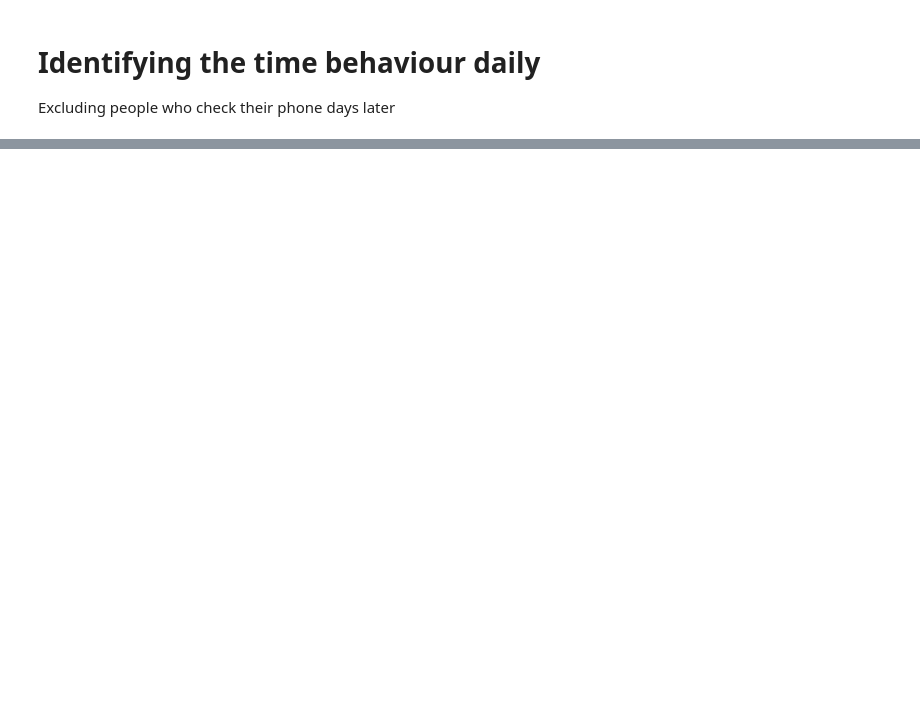
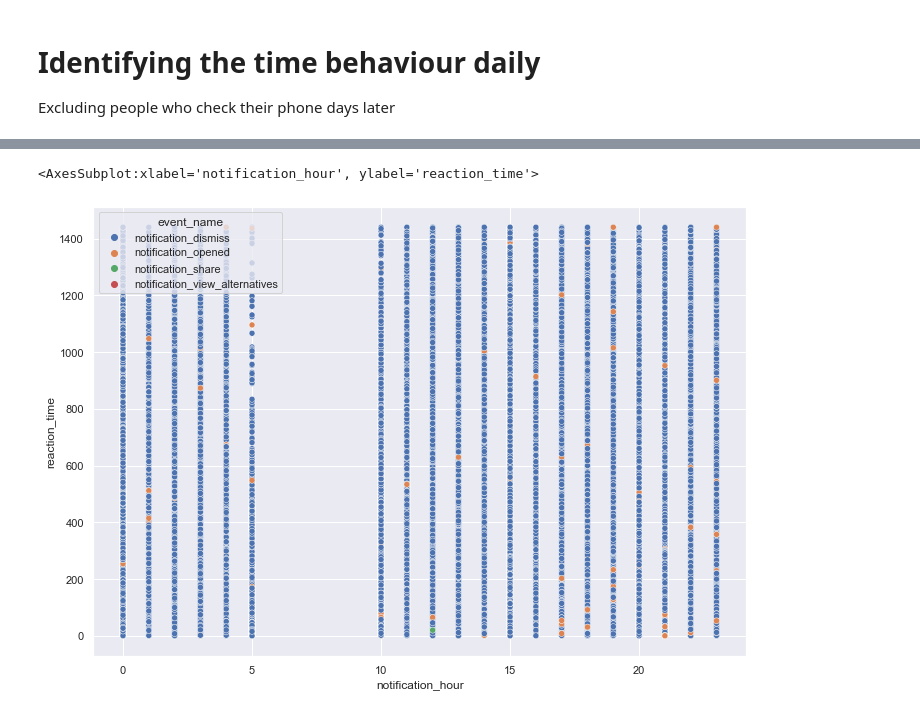
Before and after one commit to ComMutants/Capstone-WIMT, a Jupyter notebook: notebooks/EDU_EDA_3.ipynb, the cells around one changed output, grey strips where cells are left out. Saved outputs shown, nothing was run; the diff lists cells and outputs as text; code cells hidden in the pictures; blank space fills up the shorter version.

```diff
--- a/notebooks/EDU_EDA_3.ipynb
+++ b/notebooks/EDU_EDA_3.ipynb
@@ -22,5 +23,5 @@ export_df = feather.read_feather("../data/cleaned_data.feather")
 # %%
-selected_columns = export_df[["event_timestamp","reaction_time","event_name","created_at","notif_viewed_ontime","published_at"]]
+selected_columns = export_df[["event_timestamp","reaction_time","event_name","created_at","notif_viewed_ontime","published_at",'opened']]
 day_analisis = selected_columns.copy()
 # %%
 gpbyuser= export_df.groupby( by= ['user_id'])
@@ -94,2 +159,5 @@ day_analisis['notification_hour'] = [row.hour for row in day_analisis['created_a
 # %%
-#sns.scatterplot(data=day_analisis ,y="reaction_time",x="notification_hour",hue="event_name")
+sns.scatterplot(data=day_analisis,x="notification_hour",y= 'reaction_time', hue="event_name")   #ploting notifications per hour and reaction time
+# %% [output]
+<AxesSubplot:xlabel='notification_hour', ylabel='reaction_time'>
+[figure, added]
```
Also changed, not shown: parts of 30 cells of this notebook.
